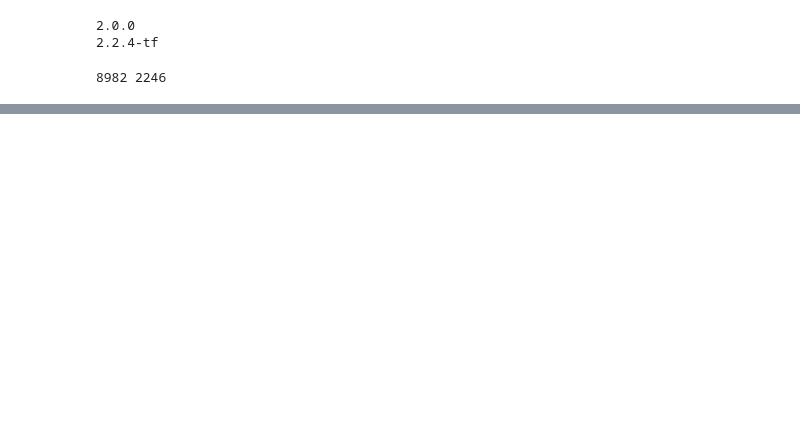
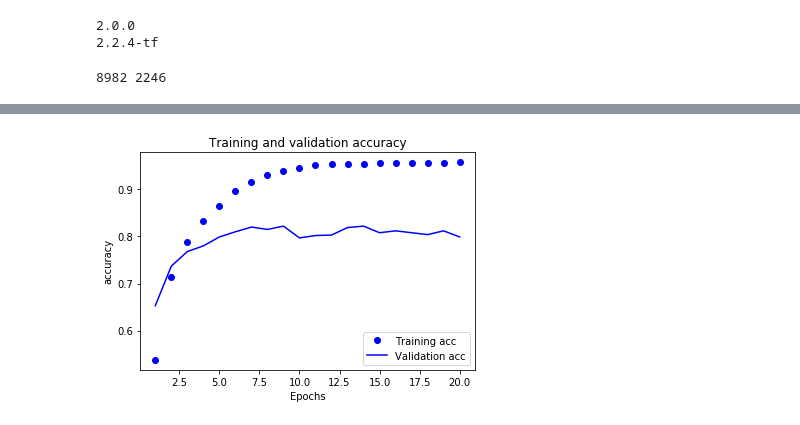
Before and after one commit to MichalGasiorowski/ml-playground, a Jupyter notebook: notebook/classify-newswires.ipynb, the cells around one changed output, grey strips where cells are left out. Drawn from its saved outputs; the diff is of its cells as text; code cells hidden in the pictures; blank space fills up the shorter version.

```diff
--- a/notebook/classify-newswires.ipynb
+++ b/notebook/classify-newswires.ipynb
@@ -102,0 +137,5 @@ one_hot_test_labels = to_one_hot(test_labels)
+# %%
+plot_history(history_dict, what_to_plot=[('accuracy', 'Training acc'),('val_accuracy', 'Validation acc')],
+              title='Training and validation accuracy', xlabel='Epochs', ylabel='accuracy')
+# %% [output]
+[figure, added]
```
Also changed, not shown: parts of 30 cells of this notebook.
